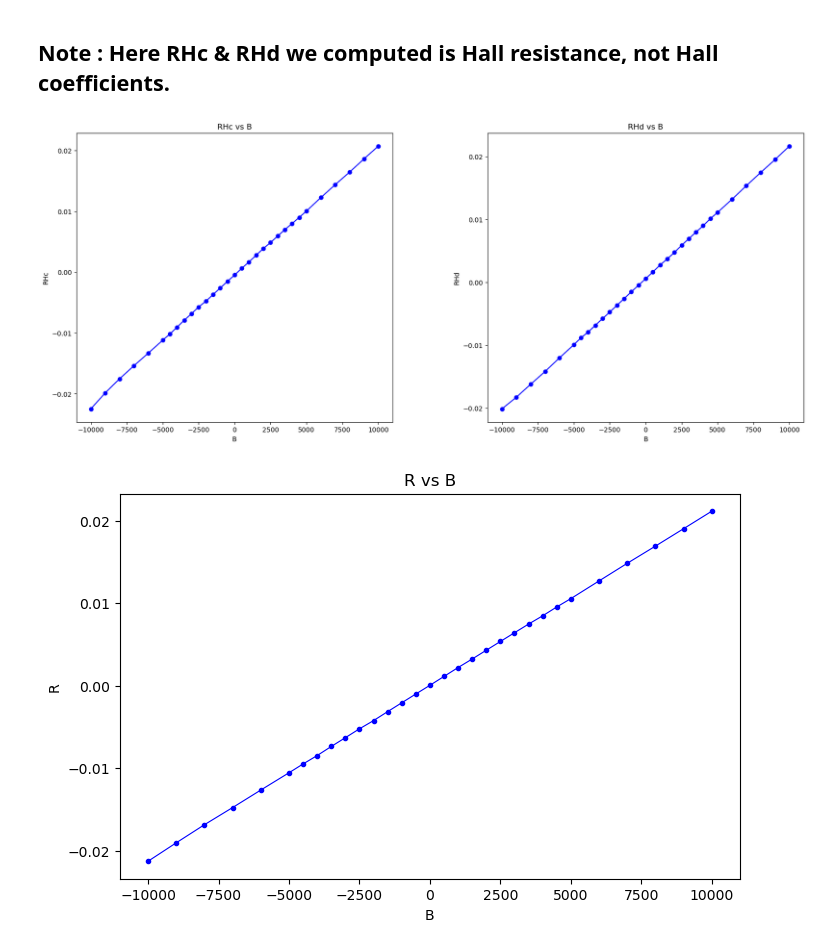
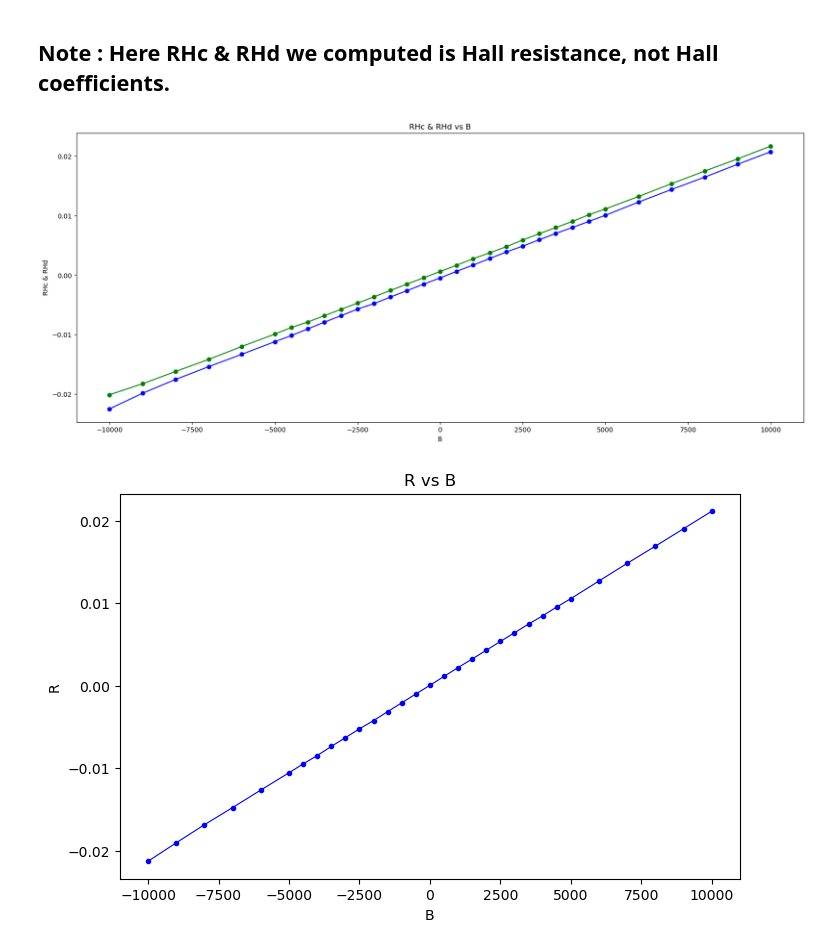
Before and after one commit to luckyIITR/PPMS, a Jupyter notebook: Plots/A304_SRO_NGO/Hall/June_2023/A304_SRO_NGO_Hall_200K_p1T_to_n1T.ipynb, the cells around one changed output. Cells and saved outputs as stored; diff of their text form; code cells hidden in the pictures.

```diff
--- a/Plots/A304_SRO_NGO/Hall/June_2023/A304_SRO_NGO_Hall_200K_p1T_to_n1T.ipynb
+++ b/Plots/A304_SRO_NGO/Hall/June_2023/A304_SRO_NGO_Hall_200K_p1T_to_n1T.ipynb
@@ -214,20 +223,15 @@ data2['RHd'] = (data2['V4'] - data2['V3'] + data2['V7'] - data2['V8'])/(data2['I
 data2['R'] = (data2['RHc'] + data2['RHd'])/2
 # %%
 plt.figure(figsize=(20,8))
-plt.subplot(1,2,1)
-plt.plot(data2['B'],data2['RHc'],'bo-')
-plt.title('RHc vs B')
-plt.ylabel('RHc')
+plt.plot(data2['B'],data2['RHc'],'bo-', label = 'RHc')
+plt.plot(data2['B'],data2['RHd'],'go-', label = 'RHd')
+
+plt.title('RHc & RHd vs B')
+plt.ylabel('RHc & RHd')
 plt.xlabel('B')
-plt.subplot(1,2,2)
-plt.plot(data2['B'],data2['RHd'],'bo-')
-plt.title('RHd vs B')
-plt.ylabel('RHd')
-plt.xlabel('B')
-plt.subplots_adjust(hspace = 0, wspace = 0.3)
 plt.show()
 # %% [output]
-[figure, old version]
+[figure, new version]
 # %%
 plt.figure(figsize=(8,5))
 plt.plot(data2['B'],data2['R'],'bo-', linewidth=0.8, markersize=3)
```
Also changed, not shown: parts of 7 cells of this notebook, 25 other files.
